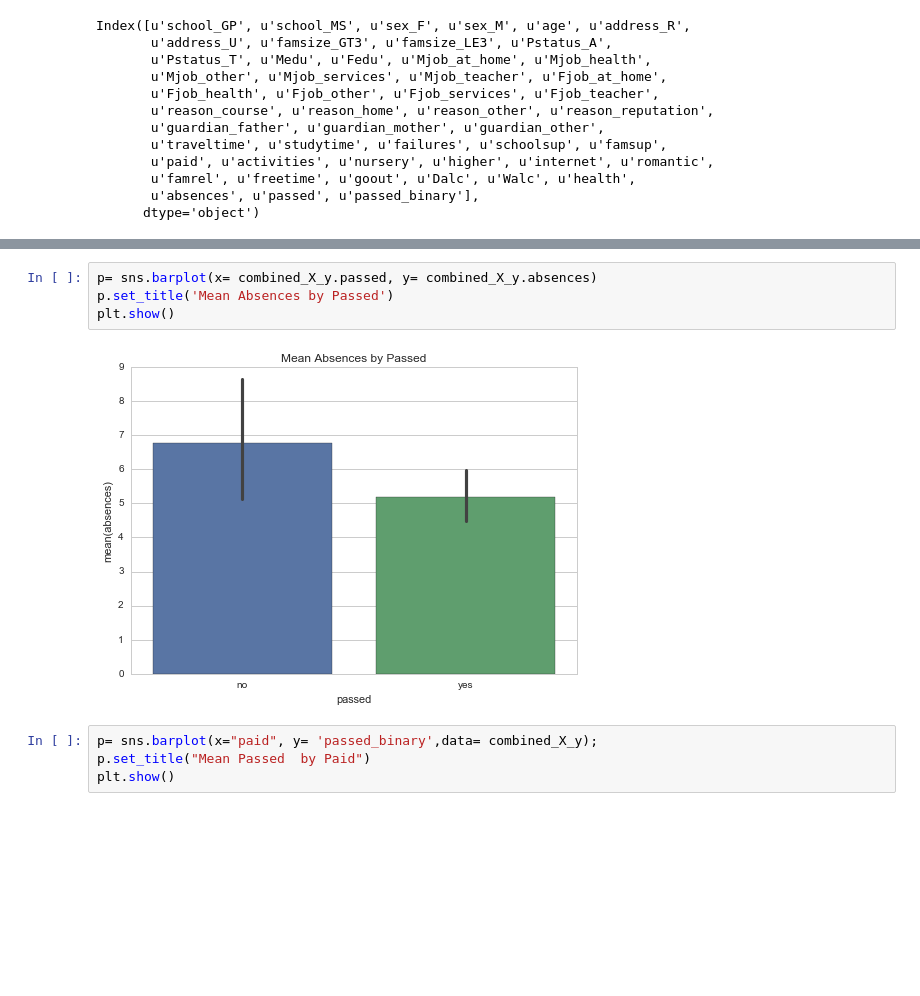
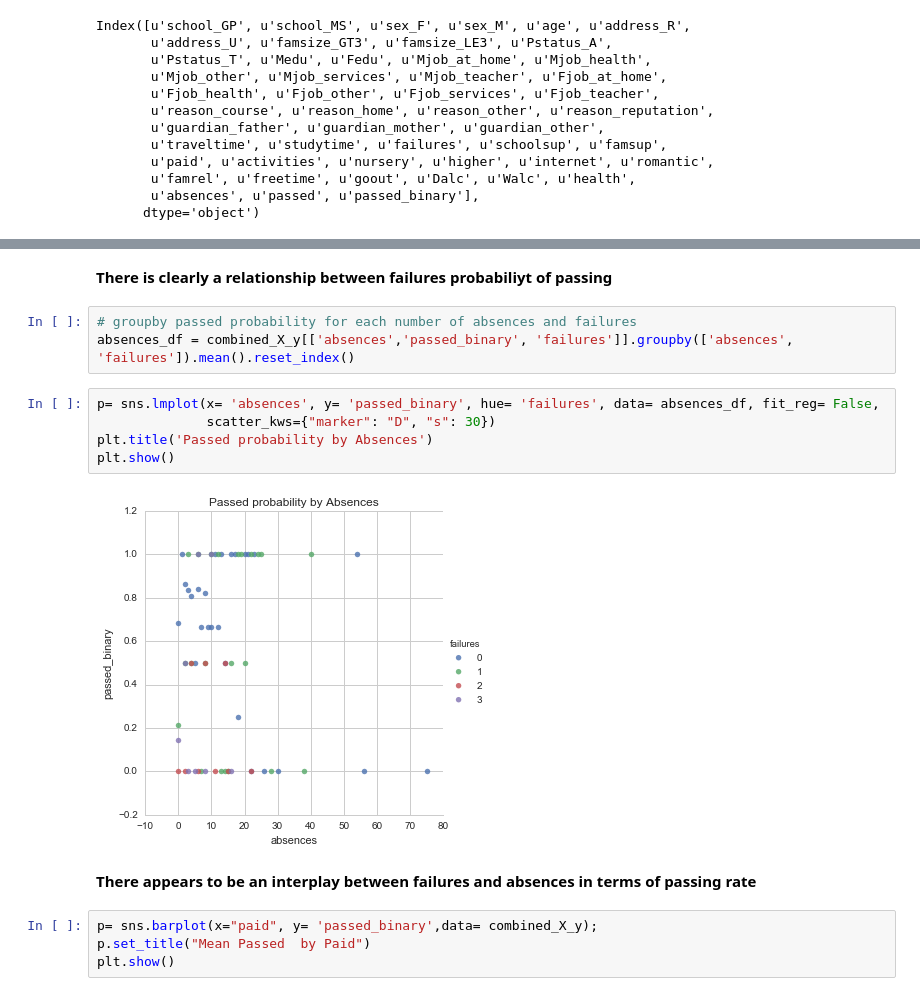
Before and after one commit to baumanab/Udacity_MachineLearningEngineer_ND, a Jupyter notebook: projects/student_intervention/student_intervention.ipynb, the cells around one changed output, grey strips where cells are left out. Cells and saved outputs as stored; diff of their text form; blank space fills up the shorter version.

Commit message:
add conclusions to analyses, add scatter plot for two top features, add function to return dfs of pass probability based on threshold and quartile or decile bins

```diff
--- a/projects/student_intervention/student_intervention.ipynb
+++ b/projects/student_intervention/student_intervention.ipynb
@@ -319,9 +319,17 @@ plt.show()
-# %%
-p= sns.barplot(x= combined_X_y.passed, y= combined_X_y.absences)
-p.set_title('Mean Absences by Passed')
-plt.show()
-# %% [output]
-[figure, removed]
+# %% [markdown]
+**There is clearly a relationship between failures probabiliyt of passing**
+# %%
+# groupby passed probability for each number of absences and failures
+absences_df = combined_X_y[['absences','passed_binary', 'failures']].groupby(['absences', 'failures']).mean().reset_index()
+# %%
+p= sns.lmplot(x= 'absences', y= 'passed_binary', hue= 'failures', data= absences_df, fit_reg= False,
+              scatter_kws={"marker": "D", "s": 30})
+plt.title('Passed probability by Absences')
+plt.show()
+# %% [output]
+[figure, added]
+# %% [markdown]
+**There appears to be an interplay between failures and absences in terms of passing rate**
 # %%
 p= sns.barplot(x="paid", y= 'passed_binary',data= combined_X_y);
 p.set_title("Mean Passed  by Paid")
```
Also changed, not shown: parts of 81 cells of this notebook.
